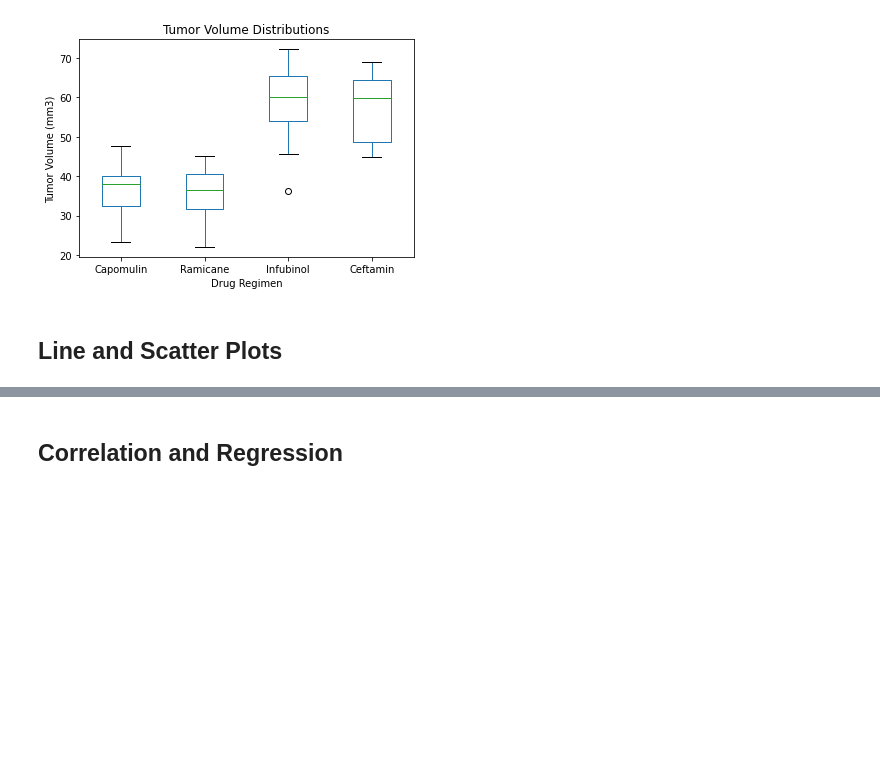
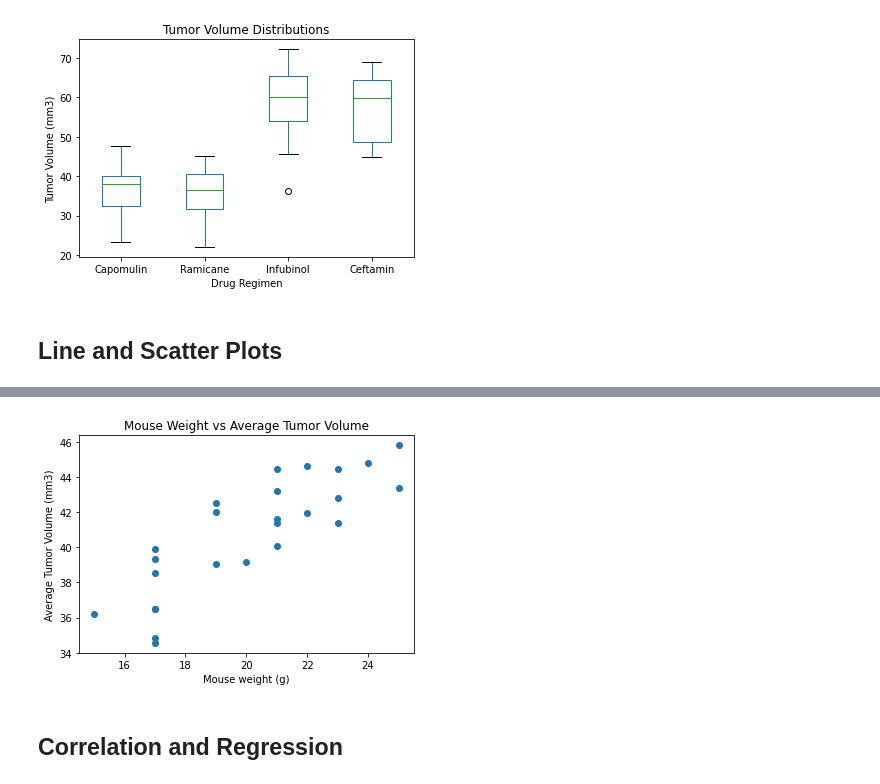
Before and after one commit to TheEvilSombrero/Module-5-Challenge, a Jupyter notebook: pymaceuticals_starter-Copy1.ipynb, the cells around one changed output, grey strips where cells are left out. Cells and saved outputs as stored; diff of their text form; code cells hidden in the pictures; blank space fills up the shorter version.

```diff
--- a/pymaceuticals_starter-Copy1.ipynb
+++ b/pymaceuticals_starter-Copy1.ipynb
@@ -339,3 +344,16 @@ plt.show()
+# %%
+# Generate a scatter plot of average tumor volume vs. mouse weight for the Capomulin regimen
+avg_tumor0 = clean_mouse_df.loc[clean_mouse_df["Drug Regimen"] == "Capomulin", :]
+avg_tumor_vol = avg_tumor0.groupby("Mouse ID").mean()["Tumor Volume (mm3)"]
+weight = avg_tumor0.groupby("Mouse ID").mean()["Weight (g)"] #Weight looks like it stays the same throughout the treatment
+
+plt.scatter(weight, avg_tumor_vol)
+plt.xlabel("Mouse weight (g)")
+plt.ylabel("Average Tumor Volume (mm3)")
+plt.title("Mouse Weight vs Average Tumor Volume")
+plt.show()
+# %% [output]
+[figure, added]
 # %% [markdown]
 ## Correlation and Regression
 # %%
```
Also changed, not shown: parts of 5 cells of this notebook.
